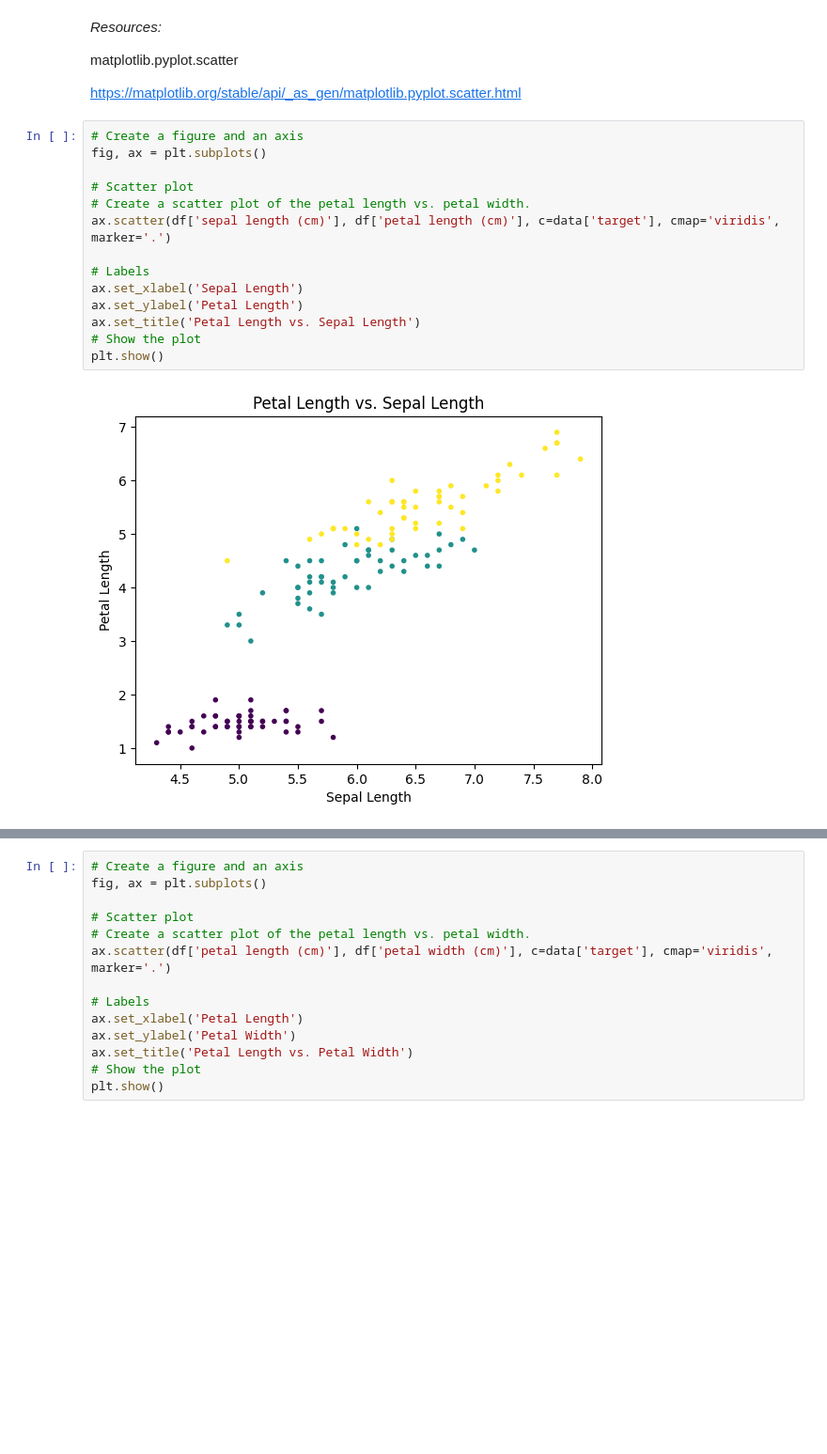
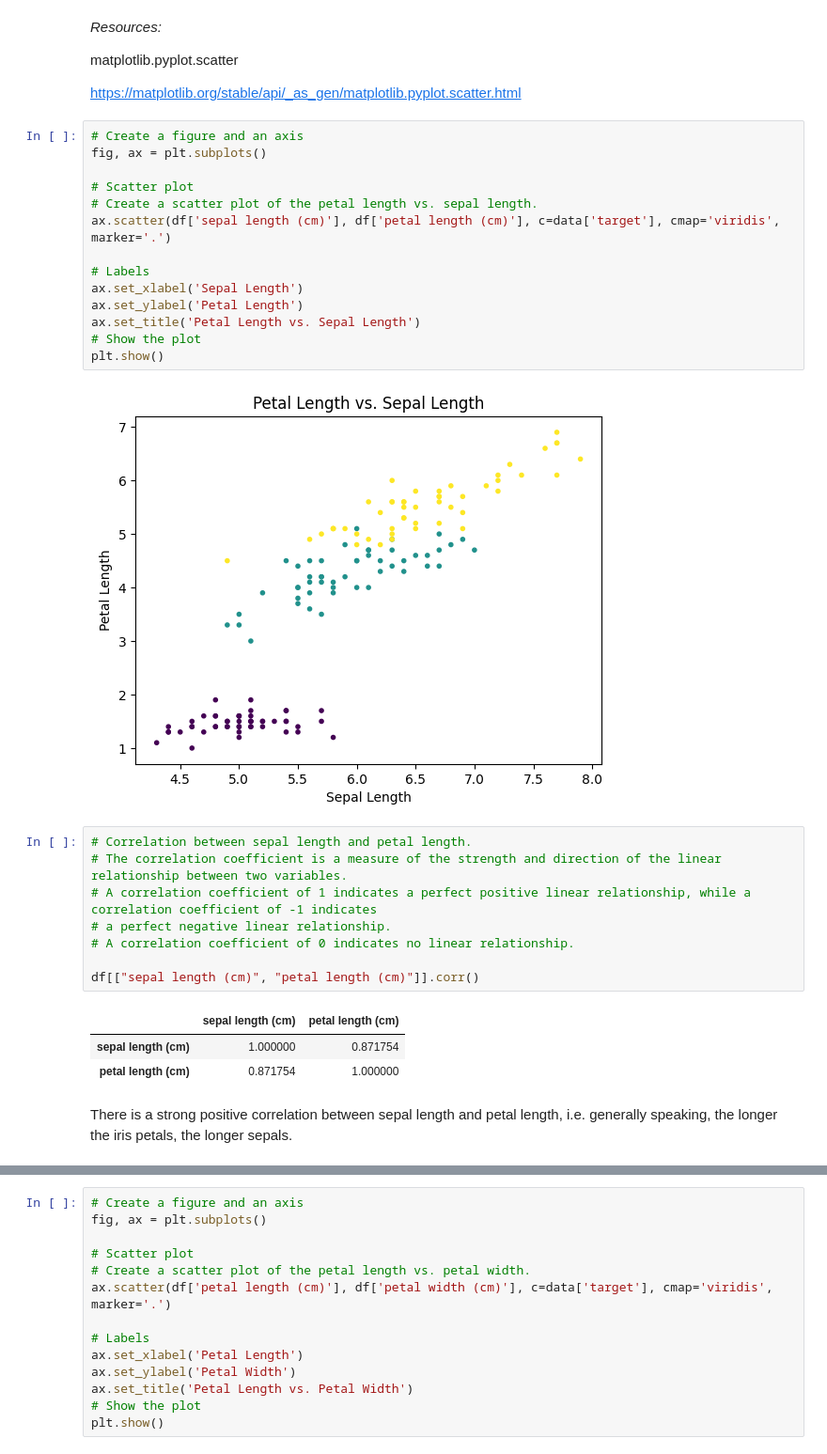
Before and after one commit to Glogover/principles_of_data_analytics, a Jupyter notebook: tasks.ipynb, the cells around one changed output, grey strips where cells are left out. Shown at 94% size. Saved outputs shown, nothing was run; the diff lists cells and outputs as text; blank space fills up the shorter version.

```diff
--- a/tasks.ipynb
+++ b/tasks.ipynb
@@ -591,7 +601,7 @@ https://matplotlib.org/stable/api/_as_gen/matplotlib.pyplot.scatter.html
 fig, ax = plt.subplots()
 
 # Scatter plot
-# Create a scatter plot of the petal length vs. petal width.
+# Create a scatter plot of the petal length vs. sepal length.
 ax.scatter(df['sepal length (cm)'], df['petal length (cm)'], c=data['target'], cmap='viridis', marker='.')
 
 # Labels
@@ -602,6 +612,20 @@ ax.set_title('Petal Length vs. Sepal Length')
 plt.show()
 # %% [output]
 [figure]
+# %%
+# Correlation between sepal length and petal length.
+# The correlation coefficient is a measure of the strength and direction of the linear relationship between two variables.
+# A correlation coefficient of 1 indicates a perfect positive linear relationship, while a correlation coefficient of -1 indicates
+# a perfect negative linear relationship.
+# A correlation coefficient of 0 indicates no linear relationship.
+
+df[["sepal length (cm)", "petal length (cm)"]].corr()
+# %% [output]
+|  | sepal length (cm) | petal length (cm) |
+| sepal length (cm) | 1.000000 | 0.871754 |
+| petal length (cm) | 0.871754 | 1.000000 |
+# %% [markdown]
+There is a strong positive correlation between sepal length and petal length, i.e. generally speaking, the longer the iris petals, the longer sepals.
 # %%
 # Create a figure and an axis
 fig, ax = plt.subplots()
```
Also changed, not shown: parts of 12 cells of this notebook.
